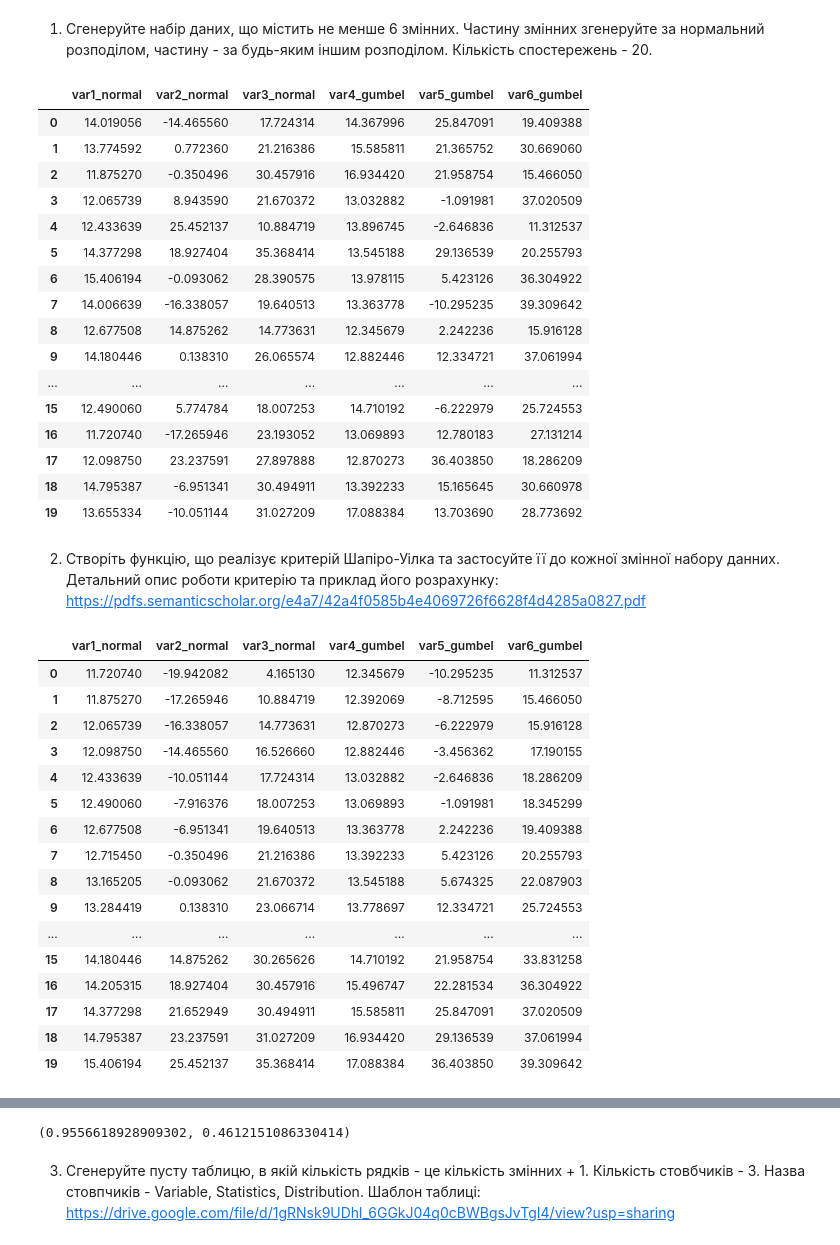
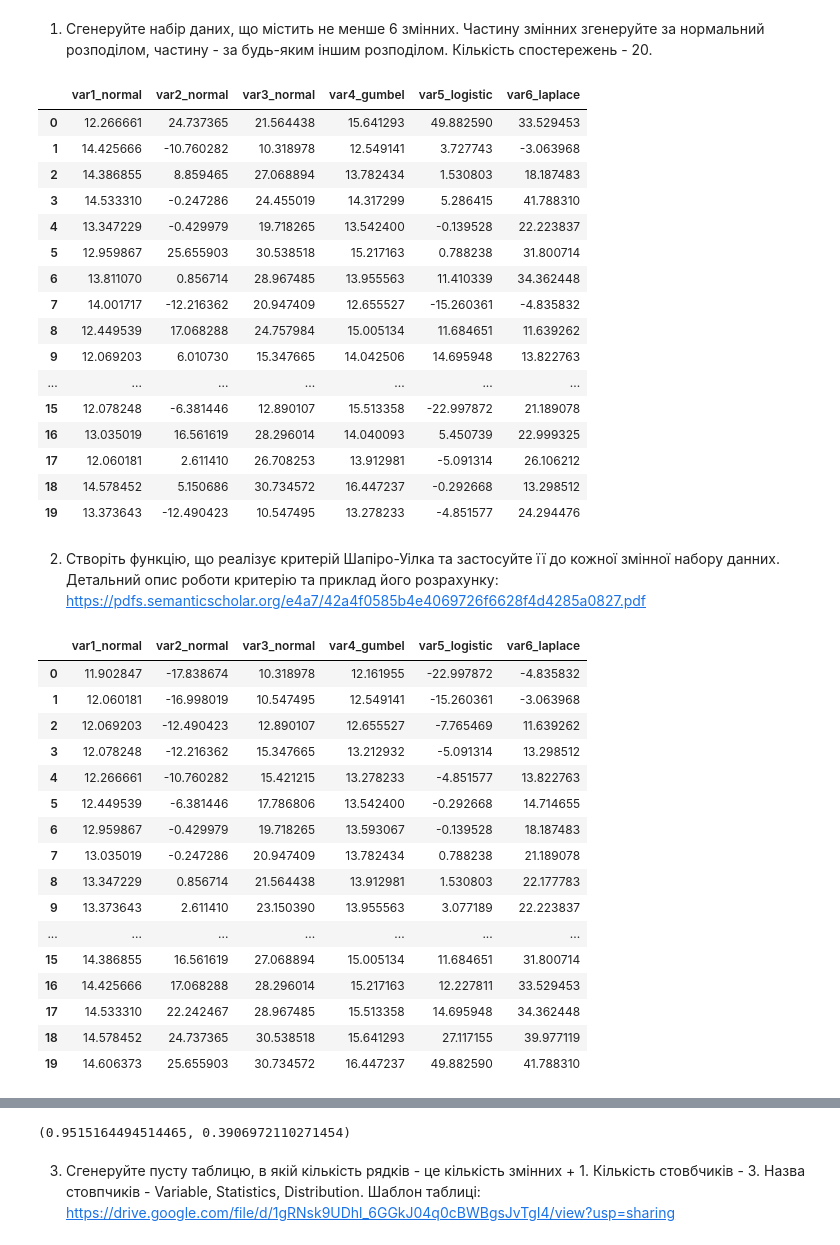
Before and after one commit to oleg00/bmd, a Jupyter notebook: lab4/Task4.ipynb, the cells around one changed output, grey strips where cells are left out. Drawn from its saved outputs; the diff is of its cells as text; code cells hidden in the pictures.

```diff
--- a/lab4/Task4.ipynb
+++ b/lab4/Task4.ipynb
@@ -15,32 +15,32 @@ import scipy.stats as sts
 # %%
 df = pd.DataFrame({
     'var1_normal': np.random.normal(loc=13.37, scale=1, size=20),
     'var2_normal': np.random.normal(loc=1, scale=13.37, size=20),
     'var3_normal': np.random.normal(loc=22, scale=8, size=20),
     'var4_gumbel': np.random.gumbel(loc=13.37, scale=1, size=20),
-    'var5_gumbel': np.random.gumbel(loc=1, scale=13.37, size=20),
-    'var6_gumbel': np.random.gumbel(loc=22, scale=8, size=20)
+    'var5_logistic': np.random.logistic(loc=1, scale=13.37, size=20),
+    'var6_laplace': np.random.laplace(loc=22, scale=8, size=20)
 })
 
 df
 # %% [output]
-|  | var1_normal | var2_normal | var3_normal | var4_gumbel | var5_gumbel | var6_gumbel |
-| 0 | 14.019056 | -14.465560 | 17.724314 | 14.367996 | 25.847091 | 19.409388 |
-| 1 | 13.774592 | 0.772360 | 21.216386 | 15.585811 | 21.365752 | 30.669060 |
-| 2 | 11.875270 | -0.350496 | 30.457916 | 16.934420 | 21.958754 | 15.466050 |
-| 3 | 12.065739 | 8.943590 | 21.670372 | 13.032882 | -1.091981 | 37.020509 |
-| 4 | 12.433639 | 25.452137 | 10.884719 | 13.896745 | -2.646836 | 11.312537 |
-| 5 | 14.377298 | 18.927404 | 35.368414 | 13.545188 | 29.136539 | 20.255793 |
-| 6 | 15.406194 | -0.093062 | 28.390575 | 13.978115 | 5.423126 | 36.304922 |
-| 7 | 14.006639 | -16.338057 | 19.640513 | 13.363778 | -10.295235 | 39.309642 |
-| 8 | 12.677508 | 14.875262 | 14.773631 | 12.345679 | 2.242236 | 15.916128 |
-| 9 | 14.180446 | 0.138310 | 26.065574 | 12.882446 | 12.334721 | 37.061994 |
+|  | var1_normal | var2_normal | var3_normal | var4_gumbel | var5_logistic | var6_laplace |
+| 0 | 12.266661 | 24.737365 | 21.564438 | 15.641293 | 49.882590 | 33.529453 |
+| 1 | 14.425666 | -10.760282 | 10.318978 | 12.549141 | 3.727743 | -3.063968 |
+| 2 | 14.386855 | 8.859465 | 27.068894 | 13.782434 | 1.530803 | 18.187483 |
+| 3 | 14.533310 | -0.247286 | 24.455019 | 14.317299 | 5.286415 | 41.788310 |
+| 4 | 13.347229 | -0.429979 | 19.718265 | 13.542400 | -0.139528 | 22.223837 |
+| 5 | 12.959867 | 25.655903 | 30.538518 | 15.217163 | 0.788238 | 31.800714 |
+| 6 | 13.811070 | 0.856714 | 28.967485 | 13.955563 | 11.410339 | 34.362448 |
+| 7 | 14.001717 | -12.216362 | 20.947409 | 12.655527 | -15.260361 | -4.835832 |
+| 8 | 12.449539 | 17.068288 | 24.757984 | 15.005134 | 11.684651 | 11.639262 |
+| 9 | 12.069203 | 6.010730 | 15.347665 | 14.042506 | 14.695948 | 13.822763 |
 | ... | ... | ... | ... | ... | ... | ... |
-| 15 | 12.490060 | 5.774784 | 18.007253 | 14.710192 | -6.222979 | 25.724553 |
-| 16 | 11.720740 | -17.265946 | 23.193052 | 13.069893 | 12.780183 | 27.131214 |
-| 17 | 12.098750 | 23.237591 | 27.897888 | 12.870273 | 36.403850 | 18.286209 |
-| 18 | 14.795387 | -6.951341 | 30.494911 | 13.392233 | 15.165645 | 30.660978 |
-| 19 | 13.655334 | -10.051144 | 31.027209 | 17.088384 | 13.703690 | 28.773692 |
+| 15 | 12.078248 | -6.381446 | 12.890107 | 15.513358 | -22.997872 | 21.189078 |
+| 16 | 13.035019 | 16.561619 | 28.296014 | 14.040093 | 5.450739 | 22.999325 |
+| 17 | 12.060181 | 2.611410 | 26.708253 | 13.912981 | -5.091314 | 26.106212 |
+| 18 | 14.578452 | 5.150686 | 30.734572 | 16.447237 | -0.292668 | 13.298512 |
+| 19 | 13.373643 | -12.490423 | 10.547495 | 13.278233 | -4.851577 | 24.294476 |
 # %% [markdown]
 2.   Створіть функцію, що реалізує критерій Шапіро-Уілка та застосуйте її до кожної змінної набору данних.
 Детальний опис роботи критерію та приклад його розрахунку:
@@ -51,23 +51,23 @@ https://pdfs.semanticscholar.org/e4a7/42a4f0585b4e4069726f6628f4d4285a0827.pdf
 df = df.apply(lambda x: x.sort_values().values)
 df
 # %% [output]
-|  | var1_normal | var2_normal | var3_normal | var4_gumbel | var5_gumbel | var6_gumbel |
-| 0 | 11.720740 | -19.942082 | 4.165130 | 12.345679 | -10.295235 | 11.312537 |
-| 1 | 11.875270 | -17.265946 | 10.884719 | 12.392069 | -8.712595 | 15.466050 |
-| 2 | 12.065739 | -16.338057 | 14.773631 | 12.870273 | -6.222979 | 15.916128 |
-| 3 | 12.098750 | -14.465560 | 16.526660 | 12.882446 | -3.456362 | 17.190155 |
-| 4 | 12.433639 | -10.051144 | 17.724314 | 13.032882 | -2.646836 | 18.286209 |
-| 5 | 12.490060 | -7.916376 | 18.007253 | 13.069893 | -1.091981 | 18.345299 |
-| 6 | 12.677508 | -6.951341 | 19.640513 | 13.363778 | 2.242236 | 19.409388 |
-| 7 | 12.715450 | -0.350496 | 21.216386 | 13.392233 | 5.423126 | 20.255793 |
-| 8 | 13.165205 | -0.093062 | 21.670372 | 13.545188 | 5.674325 | 22.087903 |
-| 9 | 13.284419 | 0.138310 | 23.066714 | 13.778697 | 12.334721 | 25.724553 |
+|  | var1_normal | var2_normal | var3_normal | var4_gumbel | var5_logistic | var6_laplace |
+| 0 | 11.902847 | -17.838674 | 10.318978 | 12.161955 | -22.997872 | -4.835832 |
+| 1 | 12.060181 | -16.998019 | 10.547495 | 12.549141 | -15.260361 | -3.063968 |
+| 2 | 12.069203 | -12.490423 | 12.890107 | 12.655527 | -7.765469 | 11.639262 |
+| 3 | 12.078248 | -12.216362 | 15.347665 | 13.212932 | -5.091314 | 13.298512 |
+| 4 | 12.266661 | -10.760282 | 15.421215 | 13.278233 | -4.851577 | 13.822763 |
+| 5 | 12.449539 | -6.381446 | 17.786806 | 13.542400 | -0.292668 | 14.714655 |
+| 6 | 12.959867 | -0.429979 | 19.718265 | 13.593067 | -0.139528 | 18.187483 |
+| 7 | 13.035019 | -0.247286 | 20.947409 | 13.782434 | 0.788238 | 21.189078 |
+| 8 | 13.347229 | 0.856714 | 21.564438 | 13.912981 | 1.530803 | 22.177783 |
+| 9 | 13.373643 | 2.611410 | 23.150390 | 13.955563 | 3.077189 | 22.223837 |
 | ... | ... | ... | ... | ... | ... | ... |
-| 15 | 14.180446 | 14.875262 | 30.265626 | 14.710192 | 21.958754 | 33.831258 |
-| 16 | 14.205315 | 18.927404 | 30.457916 | 15.496747 | 22.281534 | 36.304922 |
-| 17 | 14.377298 | 21.652949 | 30.494911 | 15.585811 | 25.847091 | 37.020509 |
-| 18 | 14.795387 | 23.237591 | 31.027209 | 16.934420 | 29.136539 | 37.061994 |
-| 19 | 15.406194 | 25.452137 | 35.368414 | 17.088384 | 36.403850 | 39.309642 |
+| 15 | 14.386855 | 16.561619 | 27.068894 | 15.005134 | 11.684651 | 31.800714 |
+| 16 | 14.425666 | 17.068288 | 28.296014 | 15.217163 | 12.227811 | 33.529453 |
+| 17 | 14.533310 | 22.242467 | 28.967485 | 15.513358 | 14.695948 | 34.362448 |
+| 18 | 14.578452 | 24.737365 | 30.538518 | 15.641293 | 27.117155 | 39.977119 |
+| 19 | 14.606373 | 25.655903 | 30.734572 | 16.447237 | 49.882590 | 41.788310 |
 # %% [markdown]
 ![title](W.jpg)
 # %%
@@ -100,11 +100,11 @@ def calculateW(b, squaredS):
 
 WCalculated = {key: calculateW(b[key], squaredS[key]) for key in df}
 
-WTheoretical = sts.shapiro(df['var2_normal'])
+WTheoretical = sts.shapiro(df['var6_laplace'])
+WTheoretical
 #WCalculated
-WTheoretical
 # %% [output]
-(0.9556618928909302, 0.4612151086330414)
+(0.9515164494514465, 0.3906972110271454)
 # %% [markdown]
 3. Сгенеруйте пусту таблицю, в якій кількість рядків - це кількість змінних + 1. Кількість стовбчиків - 3. Назва стовпчиків - Variable, Statistics, Distribution.
 Шаблон таблиці:
```
Also changed, not shown: parts of 5 cells of this notebook.
